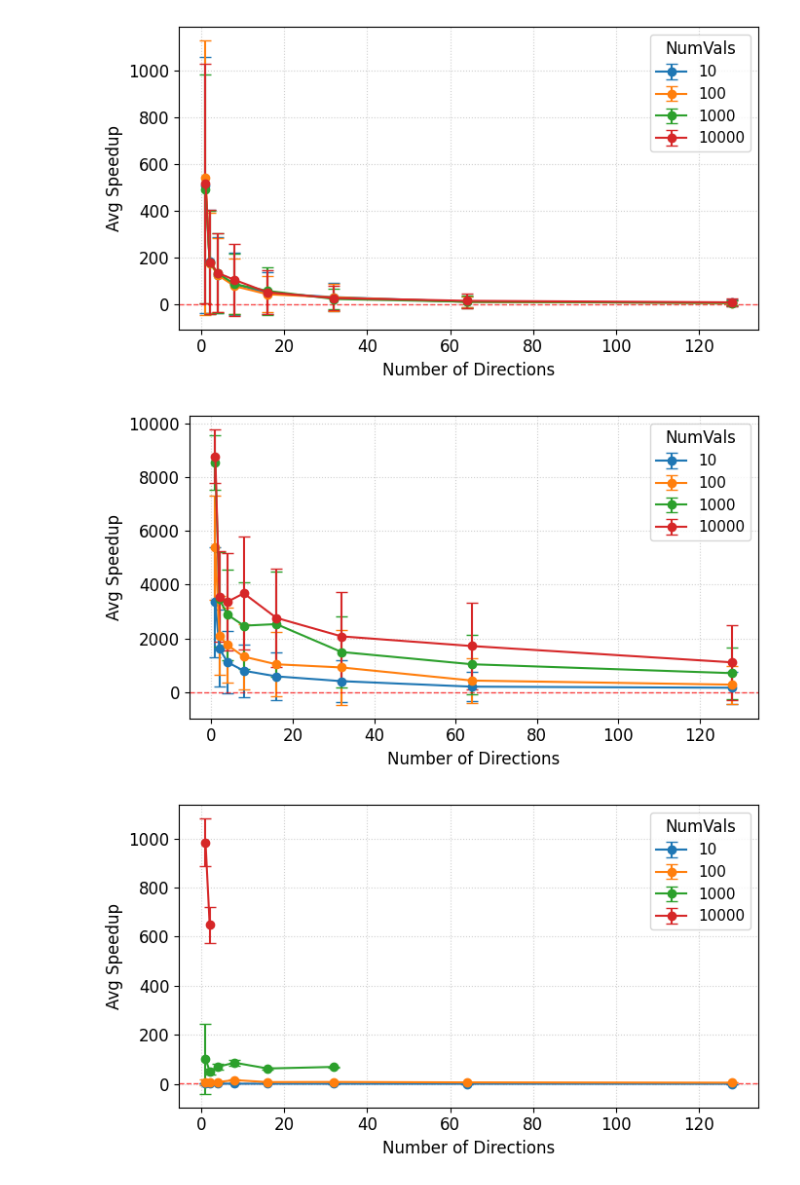
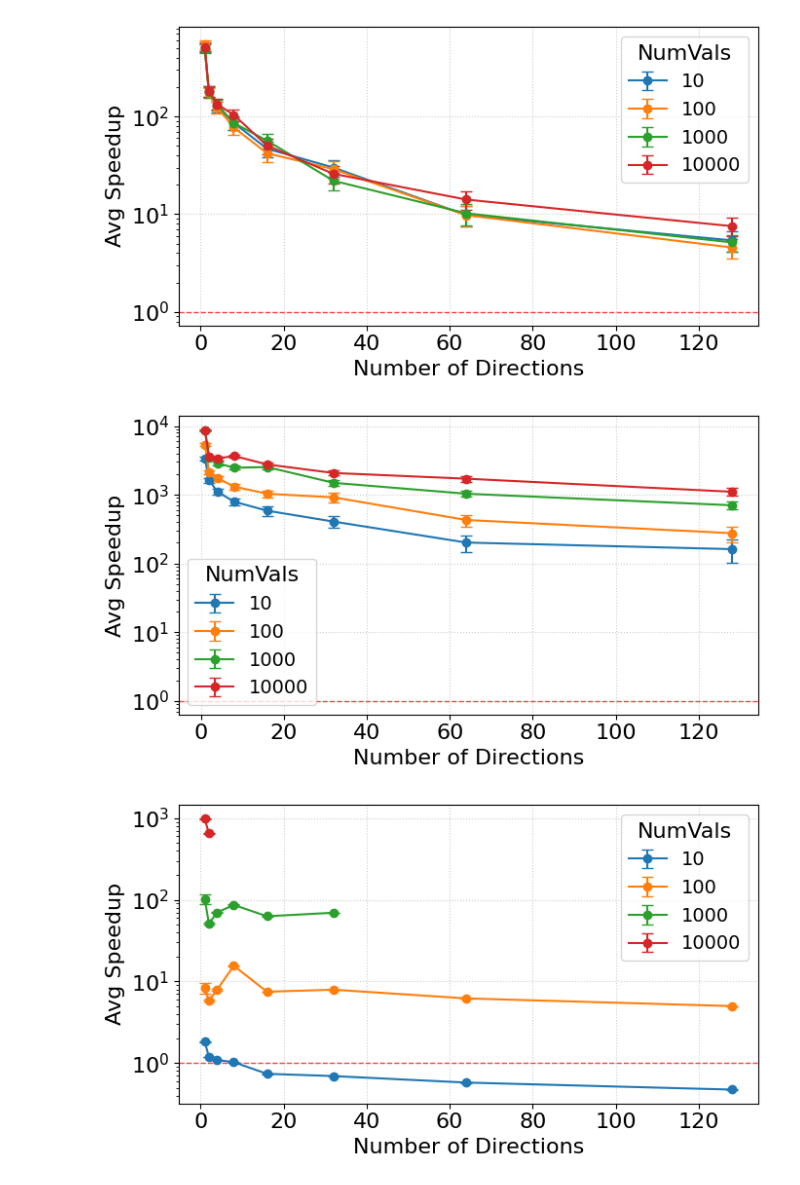
Before and after one commit to compTAG/pyECT-experiments, a Jupyter notebook: figures/wect_figs.ipynb, the cells around one changed output. Saved outputs shown, nothing was run; the diff lists cells and outputs as text; code cells hidden in the pictures.

Commit message:
Update figs: larger font, log scale, 95CI error bars

```diff
--- a/figures/wect_figs.ipynb
+++ b/figures/wect_figs.ipynb
@@ -244,7 +260,7 @@ def plot_speedup_panel(
                         per_image_speedup = df["computation_time_base"] / df["computation_time_new"]
 
                     mean_speedups.append(per_image_speedup.mean())
-                    std_speedups.append(per_image_speedup.std())
+                    std_speedups.append(per_image_speedup.std()*.1)
 
             # Plot with error bars on the current axis
             if mean_speedups:
@@ -268,12 +284,12 @@ def plot_speedup_panel(
 
         # Only label the Y-axis if fix_axes is False (or on the first column if True)
         if ax_idx % num_cols == 0:
-             ax.set_ylabel("Avg Speedup", fontsize=12)
+             ax.set_ylabel("Avg Speedup", fontsize=16)
 
-        ax.set_xlabel("Number of Directions", fontsize=12)
+        ax.set_xlabel("Number of Directions", fontsize=16)
         ax.grid(True, linestyle=':', alpha=0.6)
-        ax.legend(title="NumVals", fontsize=11, title_fontsize=12)
-        ax.tick_params(labelsize=12)
+        ax.legend(title="NumVals", fontsize=14, title_fontsize=16)
+        ax.tick_params(labelsize=16)
 
         if log_scale:
             ax.set_yscale('log')
@@ -319,6 +335,7 @@ for comparison in comparisons:
     [comparison],
     grid_shape,
     fix_axes=False,
-    show_title=False
+    show_title=False,
+    log_scale=True
 )
 # %% [output]
@@ -354,6 +371,7 @@ for comparison in comparisons:
     [comparison],
     grid_shape,
     fix_axes=False,
-    show_title=False
+    show_title=False,
+    log_scale=True
 )
 # %% [output]
@@ -362,3 +380,3 @@ for comparison in comparisons:
-[figure, old version]
+[figure, new version]
-[figure, old version]
+[figure, new version]
-[figure, old version]
+[figure, new version]
```
Also changed, not shown: parts of 5 cells of this notebook, 2 other files.
